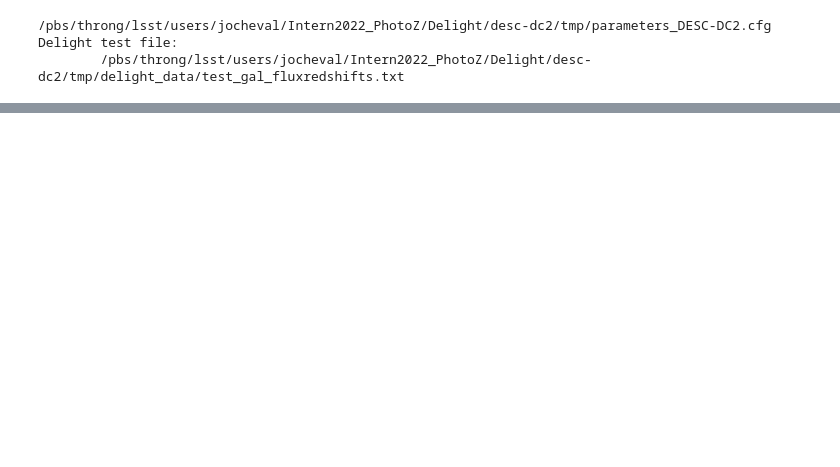
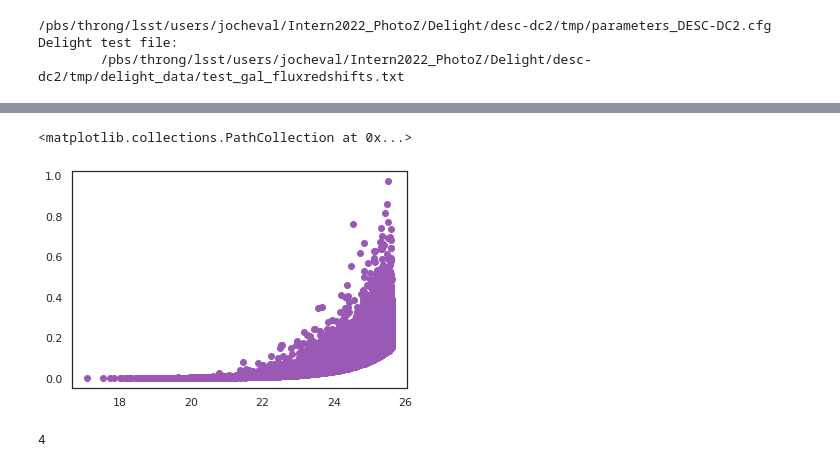
Before and after one commit to sylvielsstfr/Intern2022_PhotoZ, a Jupyter notebook: biasSetupAndTest.ipynb, the cells around one changed output, grey strips where cells are left out. Drawn from its saved outputs; the diff is of its cells as text; code cells hidden in the pictures; blank space fills up the shorter version.

```diff
--- a/biasSetupAndTest.ipynb
+++ b/biasSetupAndTest.ipynb
@@ -64,0 +227,5 @@ ax.legend()
+# %%
+plt.scatter(X_test["mag_u"].values, X_test["magerr_u"].values)
+# %% [output]
+<matplotlib.collections.PathCollection at 0x...>
+[figure, added]
@@ -64,0 +235,4 @@ ax.legend()
+# %%
+print(nbGal)
+# %% [output]
+4
```
Also changed, not shown: parts of 17 cells of this notebook.
